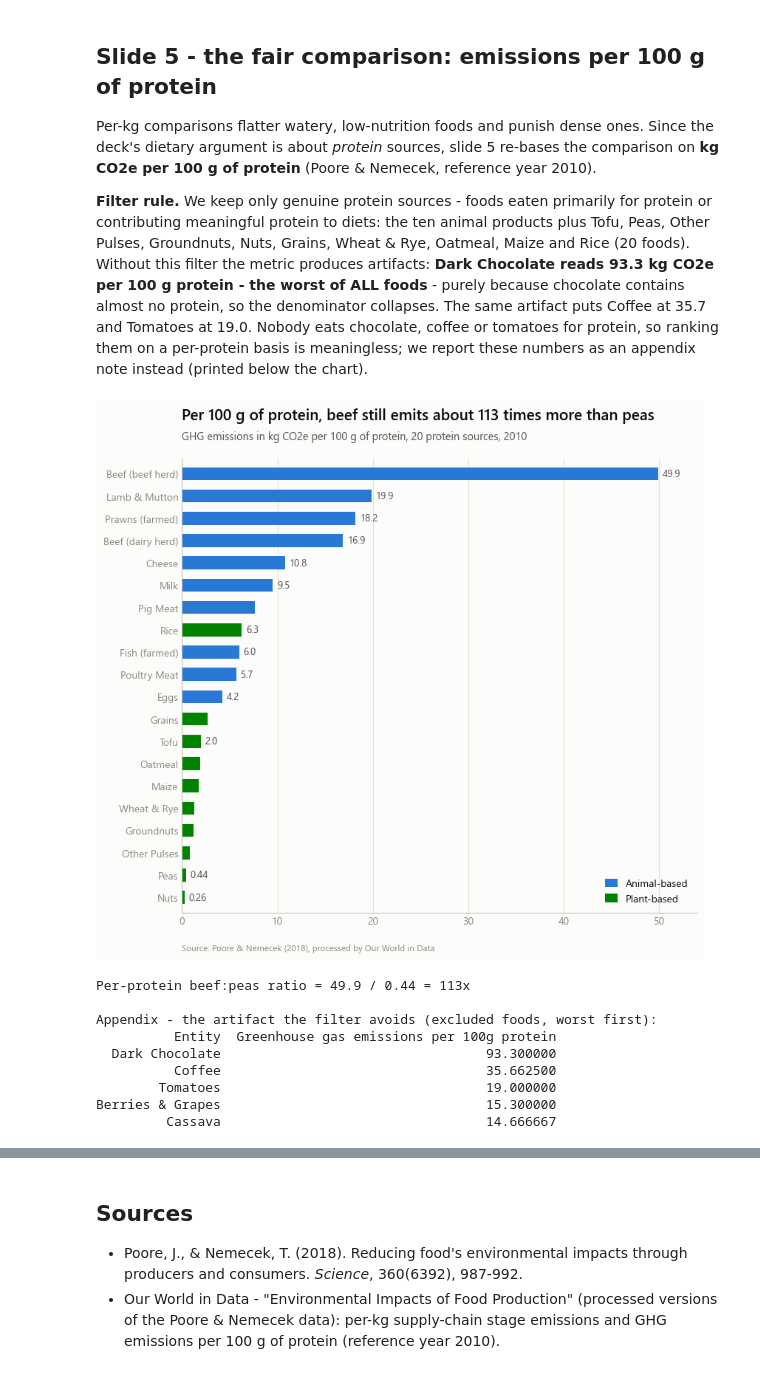
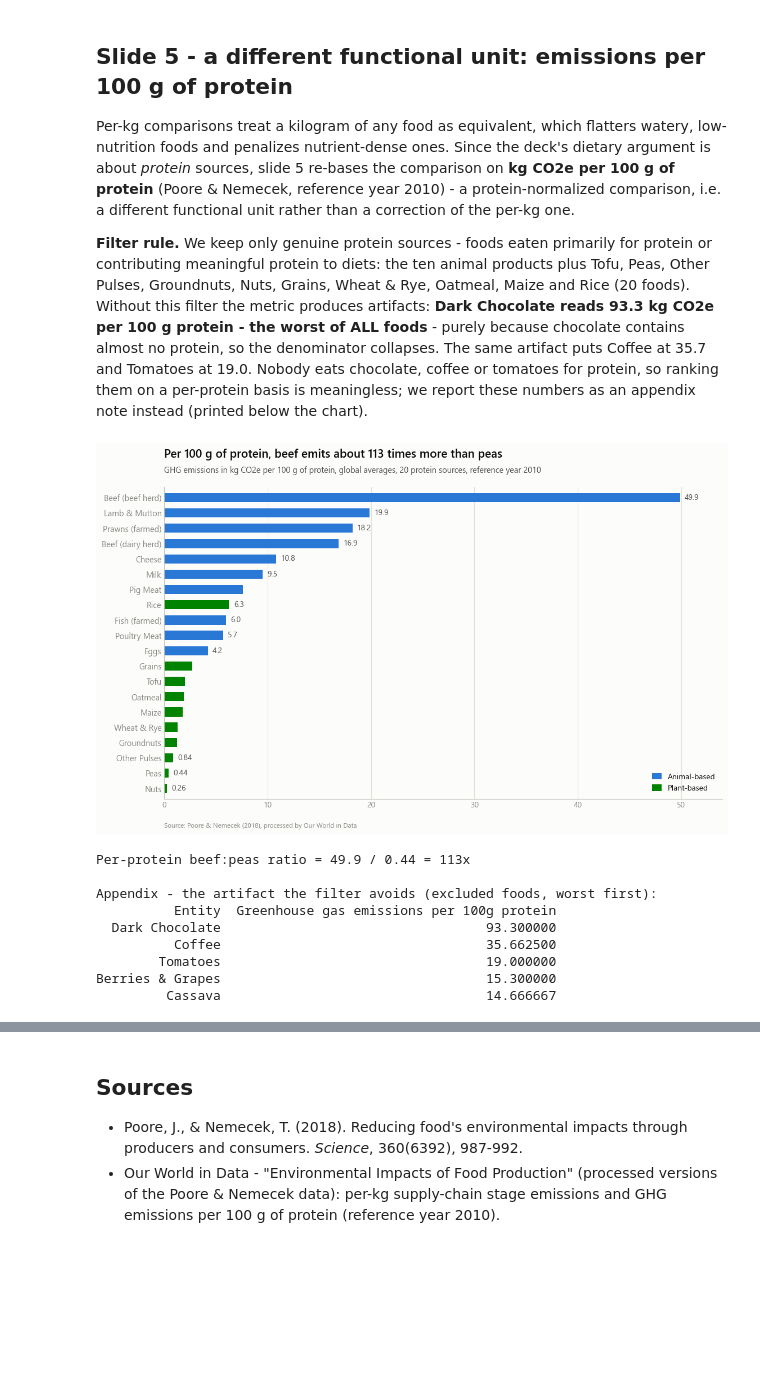
Before and after one commit to dombondyra/JH-2026-Final-Project, a Jupyter notebook: notebooks/01_food_emissions.ipynb, the cells around one changed output, grey strips where cells are left out. Saved outputs shown, nothing was run; the diff lists cells and outputs as text; code cells hidden in the pictures; blank space fills up the shorter version.

```diff
--- a/notebooks/01_food_emissions.ipynb
+++ b/notebooks/01_food_emissions.ipynb
@@ -229,5 +363,5 @@ placed selectively on the foods the deck talks about - not on every bar of a 43-
 # %%
-d = perkg.sort_values(TOTAL, ascending=True).reset_index(drop=True)  # largest ends on top
+d = perkg.sort_values(STAGE_TOTAL, ascending=True).reset_index(drop=True)  # largest ends on top
 colors = [BLUE if f in ANIMAL else GREEN for f in d['Food product']]
 
 STORY4 = {'Beef (beef herd)', 'Lamb & Mutton', 'Cheese', 'Beef (dairy herd)',
@@ -235,9 +369,9 @@ STORY4 = {'Beef (beef herd)', 'Lamb & Mutton', 'Cheese', 'Beef (dairy herd)',
           'Peas', 'Nuts'}
 
 fig, ax = plt.subplots(figsize=(9, 13))
-ax.barh(d['Food product'], d[TOTAL], height=0.62, color=colors)
+ax.barh(d['Food product'], d[STAGE_TOTAL], height=0.62, color=colors)
 
-for y, (f, v) in enumerate(zip(d['Food product'], d[TOTAL])):
+for y, (f, v) in enumerate(zip(d['Food product'], d[STAGE_TOTAL])):
     if f in STORY4:
         ax.text(v + 0.55, y, fmt(v), va='center', ha='left', fontsize=9.5, color=SEC)
 
@@ -249,19 +383,17 @@ ax.tick_params(axis='y', labelsize=9.5)
 cat_legend(ax, loc='lower right')
 
 add_titles(ax,
-           'Animal products crowd the top - but chocolate and coffee climb high too',
-           'GHG emissions in kg CO2e per kg of food, land-to-retail total, all 43 foods',
+           'A more than 200-fold spread separates the least and most emitting foods',
+           'GHG emissions in kg CO2e per kg, land-to-retail total, global averages, all 43 foods',
            'Source: Poore & Nemecek (2018), processed by Our World in Data',
            source_pts=-30)
 
-fig.savefig(FIGS / 'fig_slide04_perkg_spread.png',
+fig.savefig(FIGS / 'fig_appendix_perkg_all43.png',
             dpi=200, bbox_inches='tight', facecolor=SURFACE)
 plt.show()
 
-spread = d[TOTAL].max() / d[TOTAL].min()
+spread = d[STAGE_TOTAL].max() / d[STAGE_TOTAL].min()
 lo = d.iloc[0]; hi = d.iloc[-1]
-print(f"Spread: {lo['Food product']} {lo[TOTAL]:.3f} to {hi['Food product']} "
-      f"{hi[TOTAL]:.2f} kg CO2e/kg -> {spread:.0f}x")
-print(d.sort_values(TOTAL, ascending=False)[['Food product', 'Category', TOTAL]]
-      .head(6).to_string(index=False))
+print(f"Spread: {lo['Food product']} {lo[STAGE_TOTAL]:.3f} to {hi['Food product']} "
+      f"{hi[STAGE_TOTAL]:.2f} kg CO2e/kg -> {spread:.0f}x")
 # %% [output]
@@ -288,9 +402,12 @@ a factor of **214x, i.e. more than 200x** between the least and most emitting fo
 # %% [markdown]
-## Slide 5 - the fair comparison: emissions per 100 g of protein
+## Slide 5 - a different functional unit: emissions per 100 g of protein
 
-Per-kg comparisons flatter watery, low-nutrition foods and punish dense ones. Since the
-deck's dietary argument is about *protein* sources, slide 5 re-bases the comparison on
-**kg CO2e per 100 g of protein** (Poore & Nemecek, reference year 2010).
+Per-kg comparisons treat a kilogram of any food as equivalent, which flatters watery,
+low-nutrition foods and penalizes nutrient-dense ones. Since the deck's dietary
+argument is about *protein* sources, slide 5 re-bases the comparison on
+**kg CO2e per 100 g of protein** (Poore & Nemecek, reference year 2010) - a
+protein-normalized comparison, i.e. a different functional unit rather than a
+correction of the per-kg one.
 
 **Filter rule.** We keep only genuine protein sources - foods eaten primarily for
 protein or contributing meaningful protein to diets: the ten animal products plus Tofu,
@@ -319,44 +436,47 @@ pf['Category'] = np.where(pf['Entity'].isin(ANIMAL_P), 'Animal-based', 'Plant-ba
 
 pf = pf.sort_values(PCOL, ascending=True).reset_index(drop=True)  # largest ends on top
 colors = [BLUE if c == 'Animal-based' else GREEN for c in pf['Category']]
 
+b = pf.loc[pf['Entity'] == 'Beef (beef herd)', PCOL].iloc[0]
+p = pf.loc[pf['Entity'] == 'Peas', PCOL].iloc[0]
+ratio_prot = b / p
+
 STORY5 = {'Beef (beef herd)', 'Lamb & Mutton', 'Prawns (farmed)', 'Beef (dairy herd)',
           'Cheese', 'Milk', 'Rice', 'Poultry Meat', 'Fish (farmed)', 'Eggs',
-          'Tofu', 'Peas', 'Nuts'}
+          'Other Pulses', 'Peas', 'Nuts'}
 
-fig, ax = plt.subplots(figsize=(9, 8))
-ax.barh(pf['Entity'], pf[PCOL], height=0.58, color=colors)
+fig, ax = plt.subplots(figsize=(12.8, 7.2))
+ax.barh(pf['Entity'], pf[PCOL], height=0.6, color=colors)
 
 for y, (f, v) in enumerate(zip(pf['Entity'], pf[PCOL])):
     if f in STORY5:
-        ax.text(v + 0.45, y, fmt(v), va='center', ha='left', fontsize=9.5, color=SEC)
+        ax.text(v + 0.45, y, fmt(v), va='center', ha='left', fontsize=10, color=SEC)
 
 style_axes(ax)
 ax.set_xlim(0, 54)
 ax.set_xticks(range(0, 60, 10))
 ax.set_ylim(-0.7, len(pf) - 0.3)
-ax.tick_params(axis='y', labelsize=10)
+ax.tick_params(axis='y', labelsize=10.5)
 cat_legend(ax, loc='lower right')
 
 add_titles(ax,
-           'Per 100 g of protein, beef still emits about 113 times more than peas',
-           'GHG emissions in kg CO2e per 100 g of protein, 20 protein sources, 2010',
+           f'Per 100 g of protein, beef emits about {ratio_prot:.0f} times more than peas',
+           'GHG emissions in kg CO2e per 100 g of protein, global averages, '
+           '20 protein sources, reference year 2010',
            'Source: Poore & Nemecek (2018), processed by Our World in Data',
            source_pts=-30)
 
 fig.savefig(FIGS / 'fig_slide05_per_protein.png',
             dpi=200, bbox_inches='tight', facecolor=SURFACE)
 plt.show()
 
-b = pf.loc[pf['Entity'] == 'Beef (beef herd)', PCOL].iloc[0]
-p = pf.loc[pf['Entity'] == 'Peas', PCOL].iloc[0]
-print(f'Per-protein beef:peas ratio = {b:.1f} / {p:.2f} = {b / p:.0f}x')
+print(f'Per-protein beef:peas ratio = {b:.1f} / {p:.2f} = {ratio_prot:.0f}x')
 
 print('\nAppendix - the artifact the filter avoids (excluded foods, worst first):')
 excl = prot[~prot['Entity'].isin(PROTEIN_FOODS)].sort_values(PCOL, ascending=False)
 print(excl[['Entity', PCOL]].head(5).to_string(index=False))
 # %% [output]
-[figure, old version]
+[figure, new version]
 Per-protein beef:peas ratio = 49.9 / 0.44 = 113x
 
 Appendix - the artifact the filter avoids (excluded foods, worst first):
```
Also changed, not shown: parts of 20 cells of this notebook, 29 other files.
